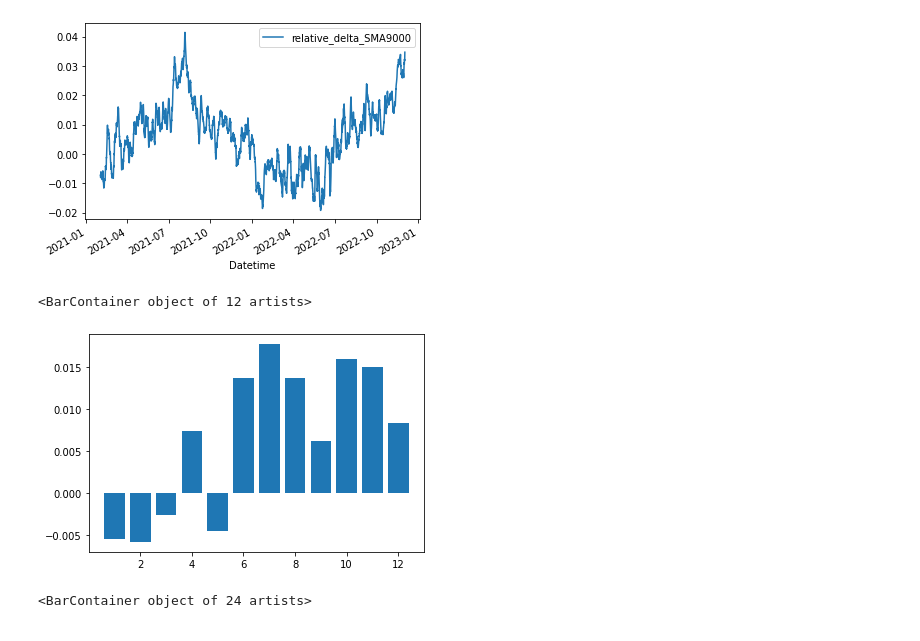
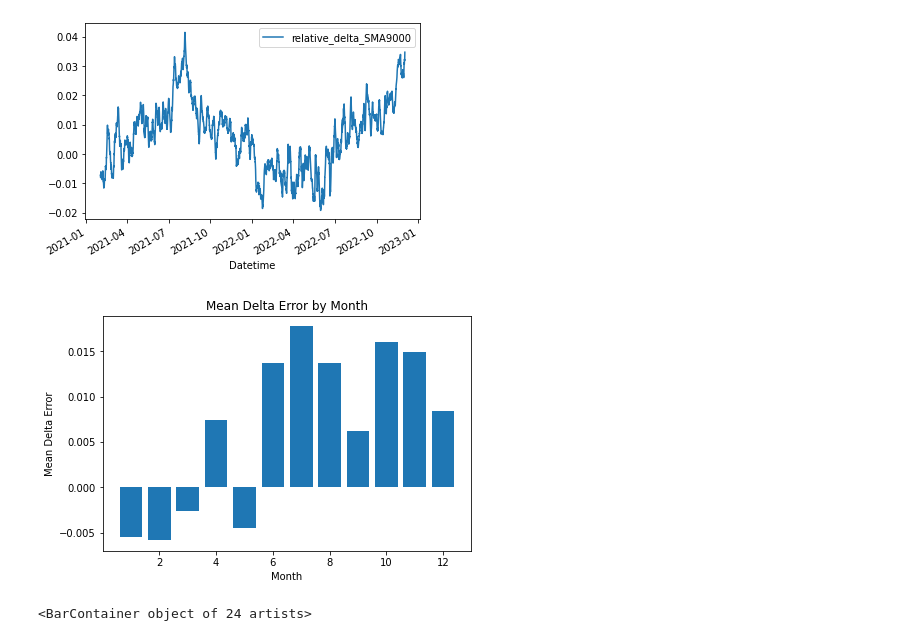
Before and after one commit to ThyanRevolter/CAISO_Emissions_Analysis, a Jupyter notebook: emissions_analysis.ipynb, the cells around one changed output. Saved outputs shown, nothing was run; the diff lists cells and outputs as text; code cells hidden in the pictures.

```diff
--- a/emissions_analysis.ipynb
+++ b/emissions_analysis.ipynb
@@ -52,10 +53,14 @@ df['relative_delta_SMA9000'].plot(legend=True)
 [figure]
 # %%
 summary_month = df.groupby(['Month']).agg({'real_forecast': ['mean', 'count']})
-plt.bar(summary_month.index, summary_month['real_forecast']['mean'])
+plt.figure(constrained_layout=True)
+ax = plt.bar(summary_month.index, summary_month['real_forecast']['mean'])
+plt.xlabel('Month')
+plt.ylabel('Mean Delta Error')
+plt.title('Mean Delta Error by Month')
+plt.savefig('Mean Delta Error by Month.png')
 # %% [output]
-<BarContainer object of 12 artists>
-[figure, old version]
+[figure, new version]
 # %%
 summary_hour = df.groupby(['hour']).agg({'real_forecast': ['mean', 'count']})
 plt.bar(summary_hour.index, summary_hour['real_forecast']['mean'])
```
Also changed, not shown: parts of 5 cells of this notebook, 11 other files.
